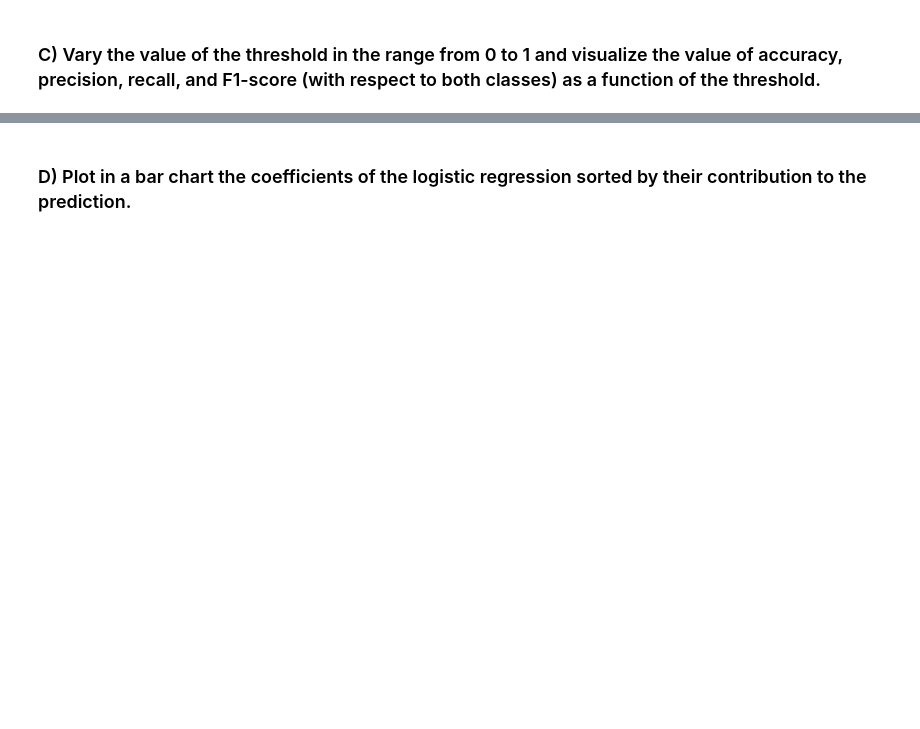
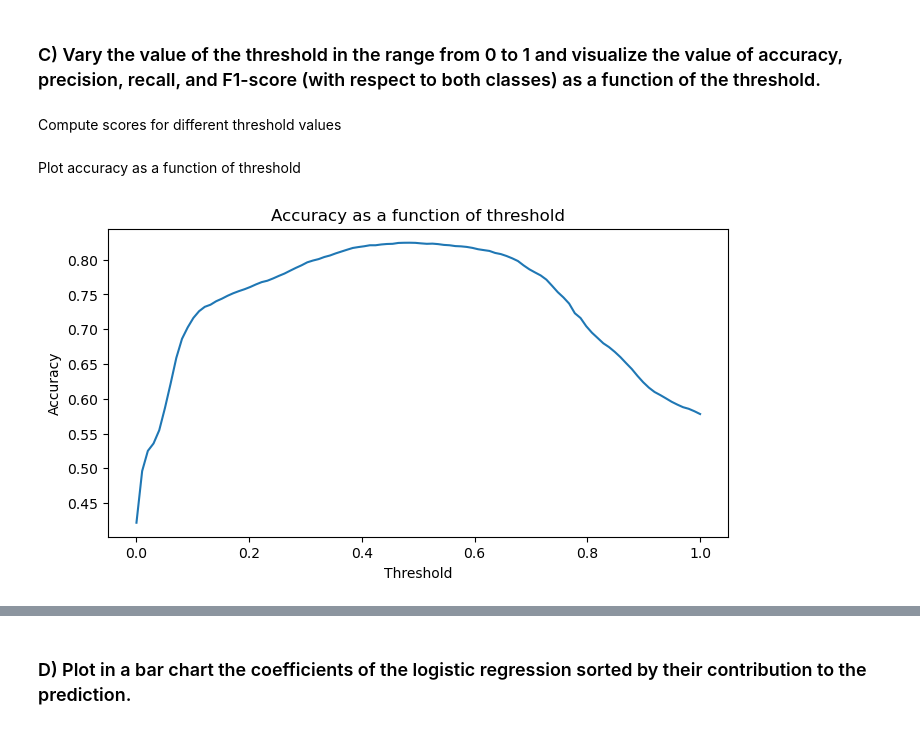
Before and after one commit to dbrantsc-8/Ada_2025, a Jupyter notebook: Exercises/07 - Learning from data - Applied machine learning/AppliedML.ipynb, the cells around one changed output, grey strips where cells are left out. Drawn from its saved outputs; the diff is of its cells as text; code cells hidden in the pictures; blank space fills up the shorter version.

```diff
--- a/Exercises/07 - Learning from data - Applied machine learning/AppliedML.ipynb
+++ b/Exercises/07 - Learning from data - Applied machine learning/AppliedML.ipynb
@@ -136,5 +136,7 @@ For the negative case: precision = 0.86, recall = 0.83, f1score = 0.85
 # %% [markdown]
 ### C) Vary the value of the threshold in the range from 0 to 1 and visualize the value of accuracy, precision, recall, and F1-score (with respect to both classes) as a function of the threshold.
+# %% [markdown]
+Compute scores for different threshold values
 # %%
 thresholds = np.linspace(0, 1, 100)
 columns = ['Accuracy', 'Precision_pos', 'Recall_pos', 'F1_pos', 'Precision_neg', 'Recall_neg', 'F1_neg']
@@ -144,3 +146,20 @@ for p in thresholds:
     conf_matrix, _, _ = confusion_matrix(pred, y_test)
     df_scores = pd.concat([df_scores, pd.DataFrame([list(compute_scores(conf_matrix))], columns = columns)])
 df_scores['Threshold'] = thresholds
+# %% [markdown]
+Plot accuracy as a function of threshold
+# %%
+fig, ax = plt.subplots(figsize = (8,4))
+sn.lineplot(
+    data = df_scores,
+    x = 'Threshold',
+    y = 'Accuracy'
+)
+ax.set(
+    xlabel = 'Threshold',
+    ylabel = 'Accuracy',
+    title = 'Accuracy as a function of threshold'
+)
+plt.show()
+# %% [output]
+[figure, added]
```
Also changed, not shown: parts of 9 cells of this notebook.
